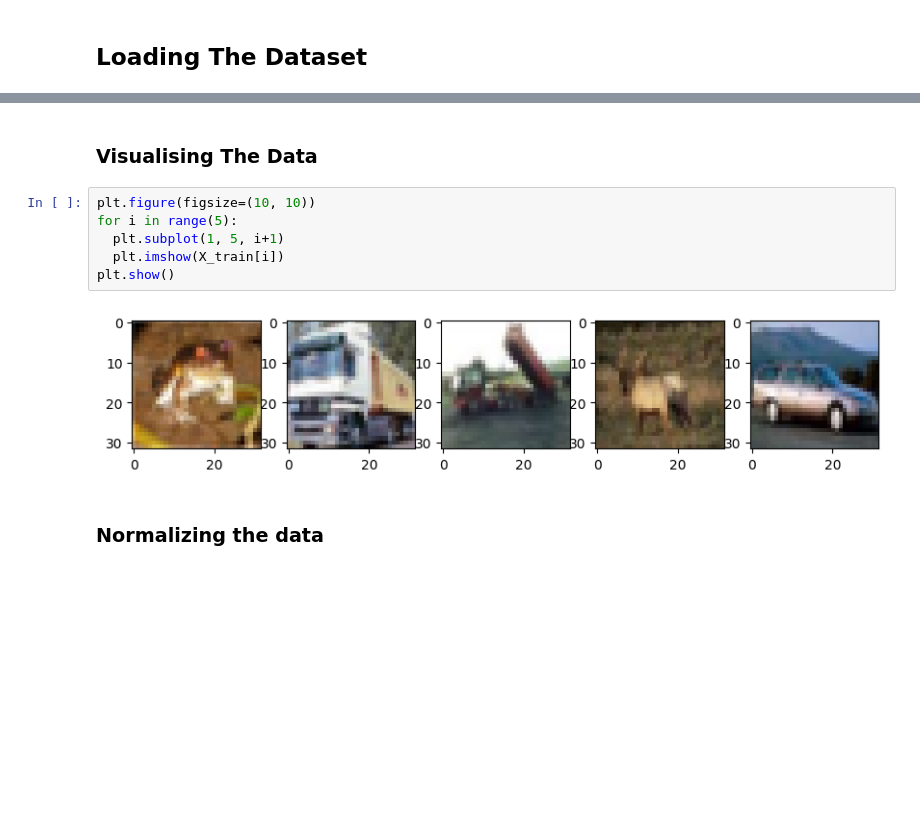
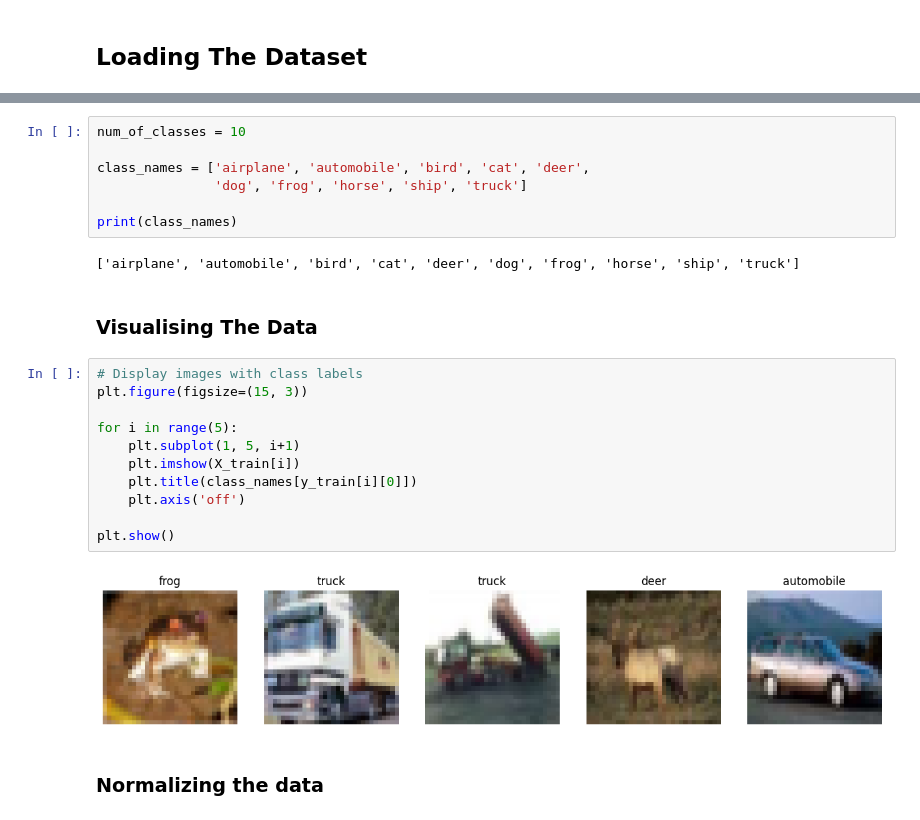
Before and after one commit to Hamza-Ali0237/CIFAR10-Web_App, a Jupyter notebook: Model.ipynb, the cells around one changed output, grey strips where cells are left out. Cells and saved outputs as stored; diff of their text form; blank space fills up the shorter version.

```diff
--- a/Model.ipynb
+++ b/Model.ipynb
@@ -33,13 +36,27 @@ Drive already mounted at /content/drive; to attempt to forcibly remount, call dr
+# %%
+num_of_classes = 10
+
+class_names = ['airplane', 'automobile', 'bird', 'cat', 'deer',
+               'dog', 'frog', 'horse', 'ship', 'truck']
+
+print(class_names)
+# %% [output]
+['airplane', 'automobile', 'bird', 'cat', 'deer', 'dog', 'frog', 'horse', 'ship', 'truck']
 # %% [markdown]
 ### Visualising The Data
 # %%
-plt.figure(figsize=(10, 10))
+# Display images with class labels
+plt.figure(figsize=(15, 3))
+
 for i in range(5):
-  plt.subplot(1, 5, i+1)
-  plt.imshow(X_train[i])
+    plt.subplot(1, 5, i+1)
+    plt.imshow(X_train[i])
+    plt.title(class_names[y_train[i][0]])
+    plt.axis('off')
+
 plt.show()
 # %% [output]
-[figure, old version]
+[figure, new version]
 # %% [markdown]
 ### Normalizing the data
 # %%
```
Also changed, not shown: parts of 2 cells of this notebook.
